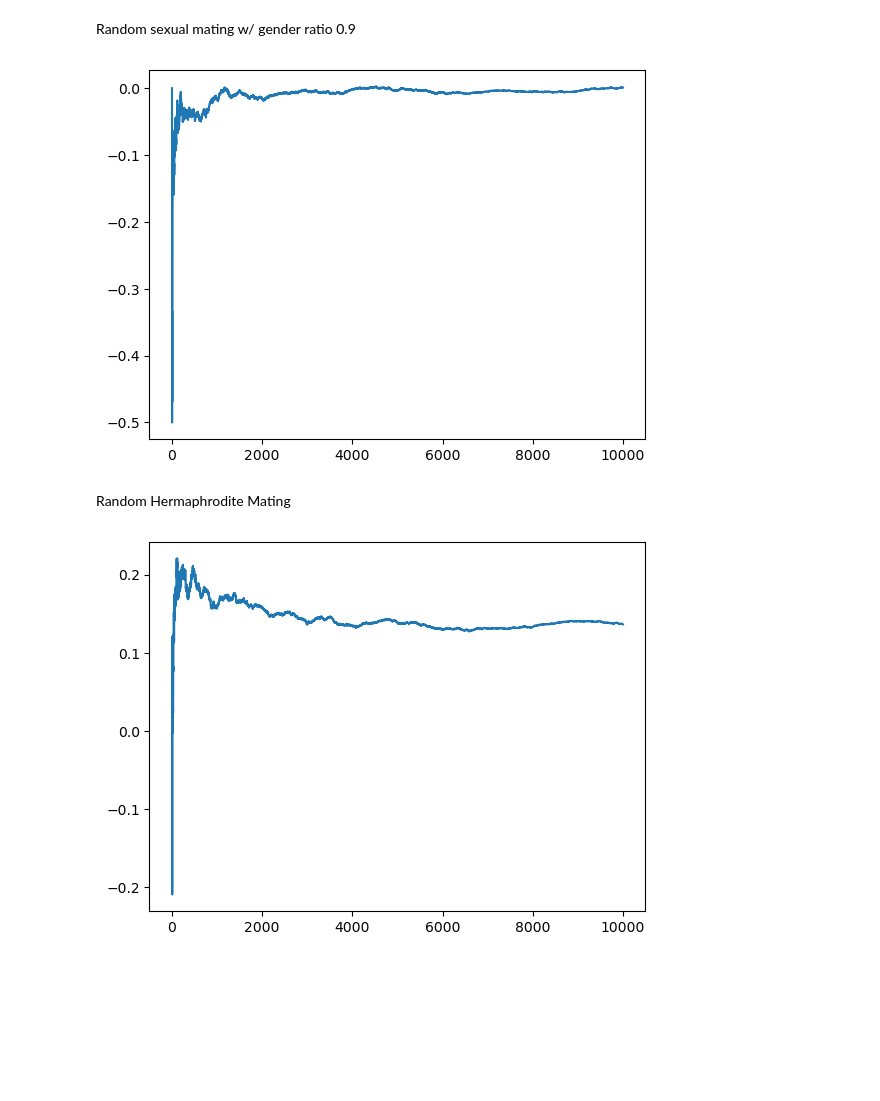
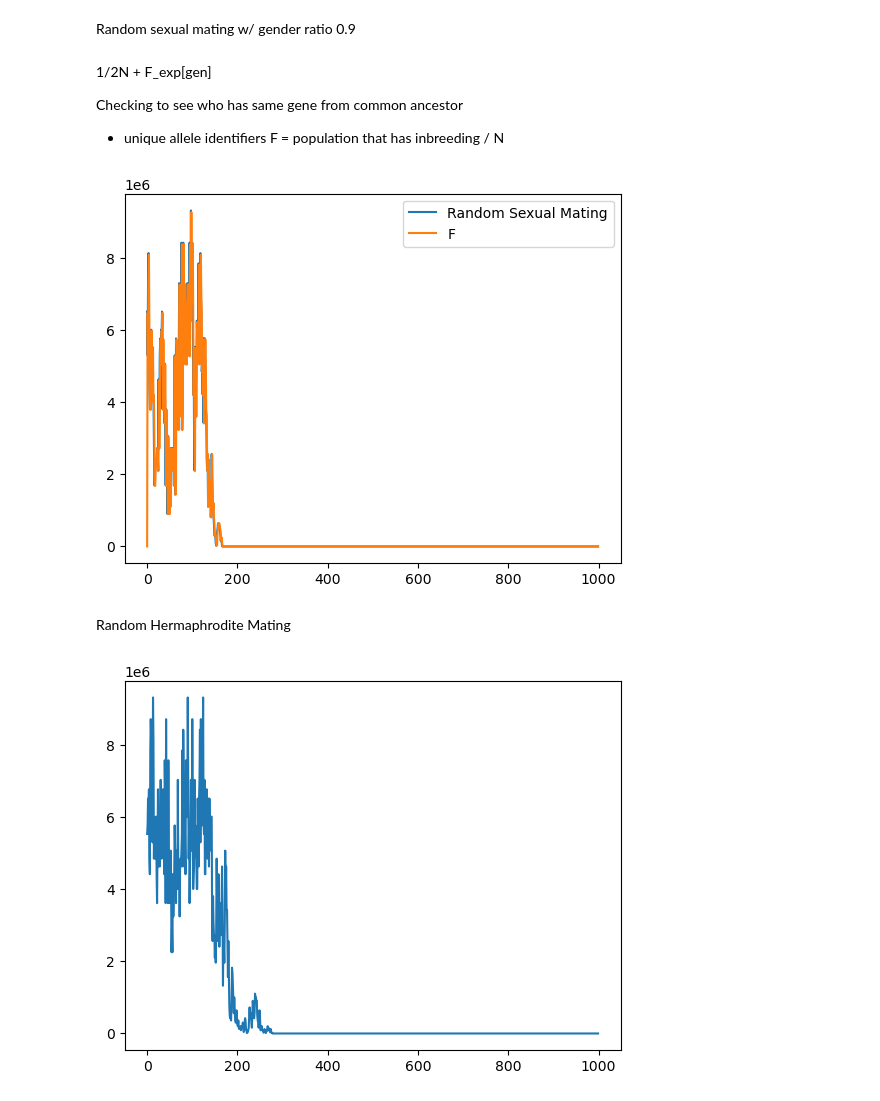
Before and after one commit to roboticapples14/computational_ecology, a Jupyter notebook: Genetics.ipynb, the cells around one changed output. Cells and saved outputs as stored; diff of their text form; code cells hidden in the pictures; blank space fills up the shorter version.

```diff
--- a/Genetics.ipynb
+++ b/Genetics.ipynb
@@ -16,8 +17,9 @@ class Individual(object):
 
     @staticmethod
     def create_random(num_genes=1, num_alleles=2):
-        gamete1, gamete2 = [[random.randint(0, num_alleles - 1) for _ in range(num_genes)] for g in range(2)]
-        return Individual(gamete1, gamete2)
+        # gamete1, gamete2 = [[random.randint(0, num_alleles - 1) for _ in range(num_genes)] for g in range(2)]
+        gene1, gene2 = [[uuid.uuid4() for _ in range(num_genes)] for g in range(2)]
+        return Individual(gene1, gene2)
 
     def gamete(self):
         """Returns random gamete."""
@@ -268,50 +313,65 @@ plt.show()
 # %% [markdown]
 Random sexual mating w/ gender ratio 0.9
+# %% [markdown]
+1/2N + F_exp[gen]
+
+Checking to see who has same gene from common ancestor
+ - unique allele identifiers
+F = population that has inbreeding / N
 # %%
-# Random sexual mating w/ gender ratio 0.9
+# Random sexual mating w/ 0.9
 
-ind_1 = Individual.create_random(num_genes=2)
-ind_2 = Individual.create_random(num_genes=2)
-ind_3 = Individual.create_random(num_genes=2)
-ind_4 = Individual.create_random(num_genes=2)
-ind_5 = Individual.create_random(num_genes=2)
-pop = Population([ind_1,ind_2,ind_3,ind_4,ind_5])
+pop_size = 100
+init_pop = [Individual.create_random() for _ in range(pop_size)]
+pop = Population(init_pop)
+random_mating_f_ls = []
+gene_frequencies = []
 random_sexual_mating_09_f_ls = []
-for j in range(10000):
+random_sexual_mating_true_f_09 = []
+
+for j in range(1000):
     # print(f'Generation {j}')
-    i = pop.random_sexual_mating(0.9)
-    pop.add(i)
-    pop.update_gene_frequencies()
+
+    pop = pop.get_generation(Population.random_sexual_mating, None, 0.90)
+    gene_frequencies.append(pop.get_gene_frequencies())
     # print(f'fraction: {fraction}')
-    F = pop.calculate_true_F()
+    # F = pop.calculate_true_F(gene_frequencies)
+    F = pop.calculate_F_heterozygote()
+
+    f_exp = pop.get_estimated_fst(random_sexual_mating_09_f_ls)
+    random_sexual_mating_true_f_09.append(f_exp)
+
     # print(f'F: {F}')
     random_sexual_mating_09_f_ls.append(F)
 
     # print(pop)
 
-plt.plot(random_sexual_mating_09_f_ls)
+plt.plot(random_sexual_mating_09_f_ls, label='Random Sexual Mating')
+plt.plot(random_sexual_mating_true_f_09, label='F')
+plt.legend()
 plt.show()
 # %% [output]
-[figure, old version]
+[figure, new version]
 # %% [markdown]
 Random Hermaphrodite Mating
 # %%
 # random hermaphrodite mating
+pop_size = 100
+init_pop = [Individual.create_random() for _ in range(pop_size)]
+pop = Population(init_pop)
+random_mating_f_ls = []
+gene_frequencies = []
+random_hermaphrodite_mating_f_ls = []
 
-ind_1 = Individual.create_random(num_genes=2)
-ind_2 = Individual.create_random(num_genes=2)
-ind_3 = Individual.create_random(num_genes=2)
-ind_4 = Individual.create_random(num_genes=2)
-ind_5 = Individual.create_random(num_genes=2)
-pop = Population([ind_1,ind_2,ind_3,ind_4,ind_5])
-random_hermaphrodite_mating_f_ls = []
-for j in range(10000):
+for j in range(1000):
     # print(f'Generation {j}')
-    i = pop.random_hermaphrodite_mating()
-    pop.add(i)
-    pop.update_gene_frequencies()
+
+    pop = pop.get_generation(Population.random_hermaphrodite_mating)
+    gene_frequencies.append(pop.get_gene_frequencies())
     # print(f'fraction: {fraction}')
-    F = pop.calculate_true_F()
+    # F = pop.calculate_true_F(gene_frequencies)
+    F = pop.calculate_F_heterozygote()
+
     # print(f'F: {F}')
     random_hermaphrodite_mating_f_ls.append(F)
 
@@ -320,7 +380,7 @@ for j in range(10000):
 plt.plot(random_hermaphrodite_mating_f_ls)
 plt.show()
 # %% [output]
-[figure, old version]
+[figure, new version]
 # %%
 plt.plot(random_mating_f_ls, label='random_mating')
 plt.plot(random_sexual_mating_f_ls, label='random_sexual_mating_0.5')
```
Also changed, not shown: parts of 8 cells of this notebook.
